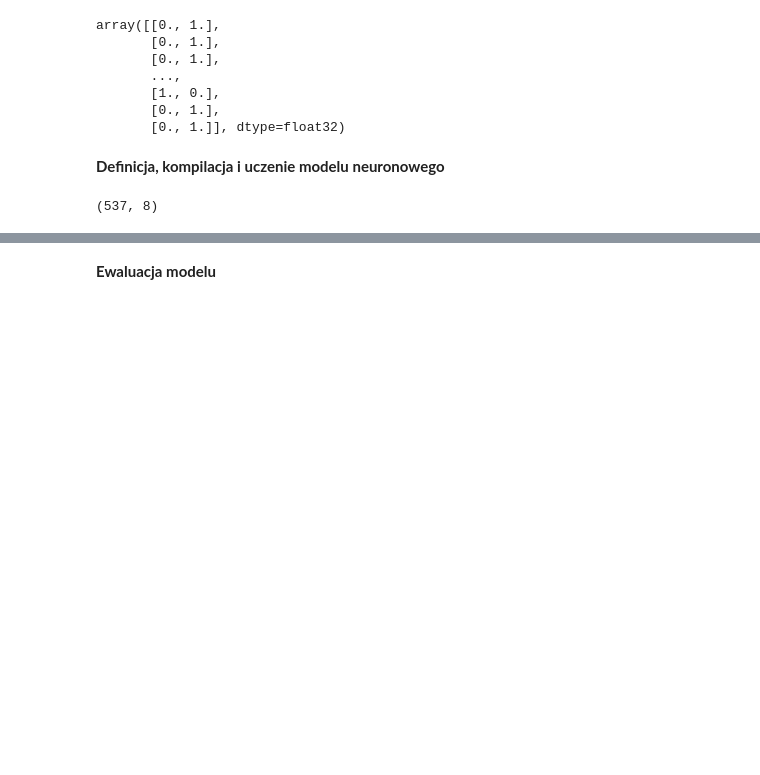
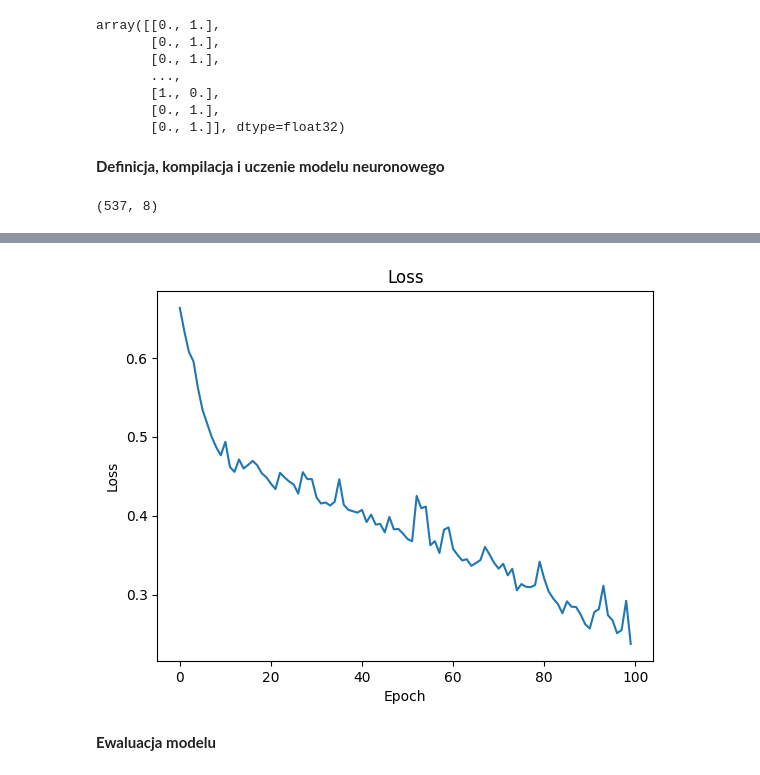
Before and after one commit to adalbertii/UW, a Jupyter notebook: keras_classification_case.ipynb, the cells around one changed output, grey strips where cells are left out. Drawn from its saved outputs; the diff is of its cells as text; code cells hidden in the pictures; blank space fills up the shorter version.

```diff
--- a/keras_classification_case.ipynb
+++ b/keras_classification_case.ipynb
@@ -266,3 +281,13 @@ Epoch 20/20
+# %%
+plt.plot(history.history['loss'])
+
+plt.title('Loss')
+plt.ylabel('Loss')
+plt.xlabel('Epoch')
+
+plt.show()
+# %% [output]
+[figure, added]
 # %% [markdown]
 **Ewaluacja modelu**
 # %%
```
Also changed, not shown: parts of 7 cells of this notebook.
